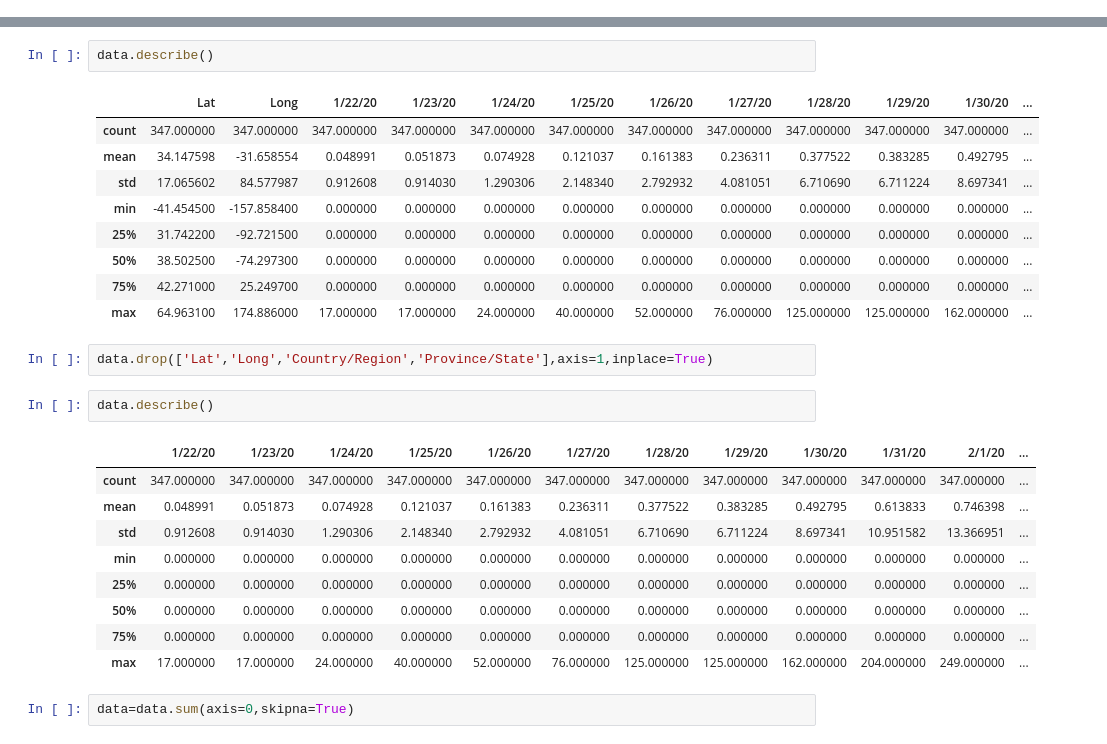
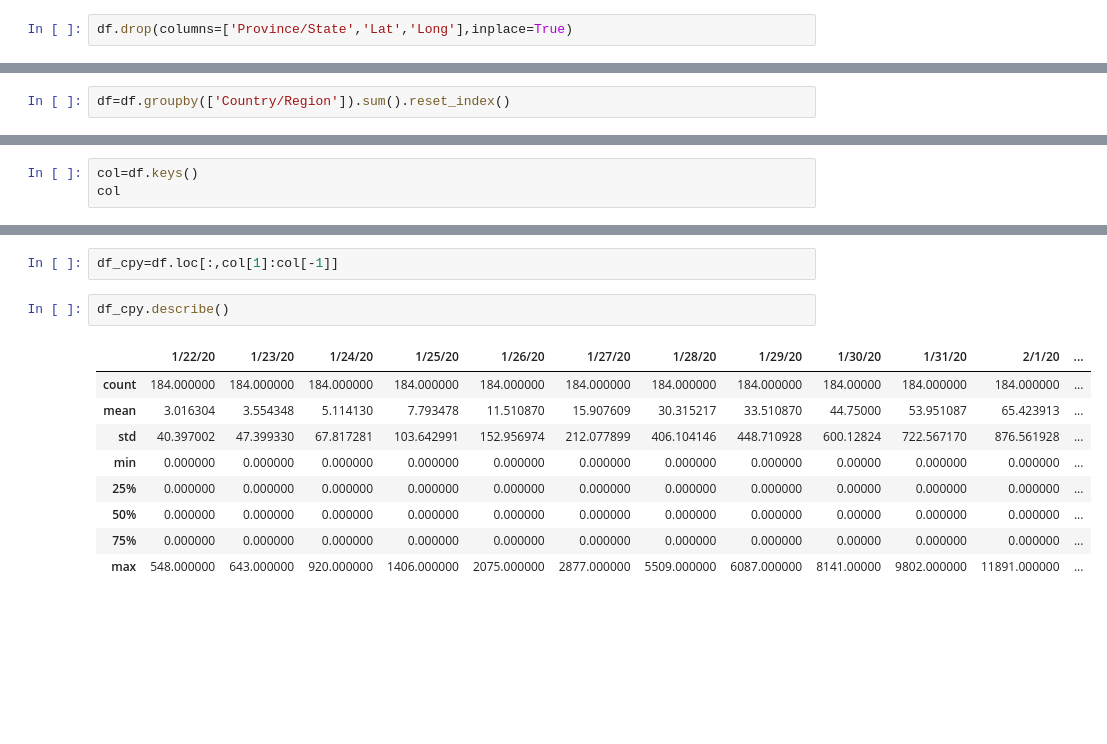
Before and after one commit to himanshu238/COVID-19, a Jupyter notebook: pro_corona.ipynb, the cells around one changed output, grey strips where cells are left out. Cells and saved outputs as stored; diff of their text form; blank space fills up the shorter version.

```diff
--- a/pro_corona.ipynb
+++ b/pro_corona.ipynb
@@ -24,0 +19,2 @@ print(data)
+# %%
+df.drop(columns=['Province/State','Lat','Long'],inplace=True)
@@ -24,0 +34,2 @@ print(data)
+# %%
+df=df.groupby(['Country/Region']).sum().reset_index()
@@ -24,0 +50,3 @@ print(data)
+# %%
+col=df.keys()
+col
@@ -25,28 +68,14 @@ print(data)
+# %%
+df_cpy=df.loc[:,col[1]:col[-1]]
 # %%
-data.describe()
+df_cpy.describe()
 # %% [output]
-|  | Lat | Long | 1/22/20 | 1/23/20 | 1/24/20 | 1/25/20 | 1/26/20 | 1/27/20 | 1/28/20 | 1/29/20 | 1/30/20 | ... |
-| count | 347.000000 | 347.000000 | 347.000000 | 347.000000 | 347.000000 | 347.000000 | 347.000000 | 347.000000 | 347.000000 | 347.000000 | 347.000000 | ... |
-| mean | 34.147598 | -31.658554 | 0.048991 | 0.051873 | 0.074928 | 0.121037 | 0.161383 | 0.236311 | 0.377522 | 0.383285 | 0.492795 | ... |
-| std | 17.065602 | 84.577987 | 0.912608 | 0.914030 | 1.290306 | 2.148340 | 2.792932 | 4.081051 | 6.710690 | 6.711224 | 8.697341 | ... |
-| min | -41.454500 | -157.858400 | 0.000000 | 0.000000 | 0.000000 | 0.000000 | 0.000000 | 0.000000 | 0.000000 | 0.000000 | 0.000000 | ... |
-| 25% | 31.742200 | -92.721500 | 0.000000 | 0.000000 | 0.000000 | 0.000000 | 0.000000 | 0.000000 | 0.000000 | 0.000000 | 0.000000 | ... |
-| 50% | 38.502500 | -74.297300 | 0.000000 | 0.000000 | 0.000000 | 0.000000 | 0.000000 | 0.000000 | 0.000000 | 0.000000 | 0.000000 | ... |
-| 75% | 42.271000 | 25.249700 | 0.000000 | 0.000000 | 0.000000 | 0.000000 | 0.000000 | 0.000000 | 0.000000 | 0.000000 | 0.000000 | ... |
-| max | 64.963100 | 174.886000 | 17.000000 | 17.000000 | 24.000000 | 40.000000 | 52.000000 | 76.000000 | 125.000000 | 125.000000 | 162.000000 | ... |
+|  | 1/22/20 | 1/23/20 | 1/24/20 | 1/25/20 | 1/26/20 | 1/27/20 | 1/28/20 | 1/29/20 | 1/30/20 | 1/31/20 | 2/1/20 | ... |
+| count | 184.000000 | 184.000000 | 184.000000 | 184.000000 | 184.000000 | 184.000000 | 184.000000 | 184.000000 | 184.00000 | 184.000000 | 184.000000 | ... |
+| mean | 3.016304 | 3.554348 | 5.114130 | 7.793478 | 11.510870 | 15.907609 | 30.315217 | 33.510870 | 44.75000 | 53.951087 | 65.423913 | ... |
+| std | 40.397002 | 47.399330 | 67.817281 | 103.642991 | 152.956974 | 212.077899 | 406.104146 | 448.710928 | 600.12824 | 722.567170 | 876.561928 | ... |
+| min | 0.000000 | 0.000000 | 0.000000 | 0.000000 | 0.000000 | 0.000000 | 0.000000 | 0.000000 | 0.00000 | 0.000000 | 0.000000 | ... |
+| 25% | 0.000000 | 0.000000 | 0.000000 | 0.000000 | 0.000000 | 0.000000 | 0.000000 | 0.000000 | 0.00000 | 0.000000 | 0.000000 | ... |
+| 50% | 0.000000 | 0.000000 | 0.000000 | 0.000000 | 0.000000 | 0.000000 | 0.000000 | 0.000000 | 0.00000 | 0.000000 | 0.000000 | ... |
+| 75% | 0.000000 | 0.000000 | 0.000000 | 0.000000 | 0.000000 | 0.000000 | 0.000000 | 0.000000 | 0.00000 | 0.000000 | 0.000000 | ... |
+| max | 548.000000 | 643.000000 | 920.000000 | 1406.000000 | 2075.000000 | 2877.000000 | 5509.000000 | 6087.000000 | 8141.00000 | 9802.000000 | 11891.000000 | ... |
-# %%
-data.drop(['Lat','Long','Country/Region','Province/State'],axis=1,inplace=True)
-# %%
-data.describe()
-# %% [output]
-|  | 1/22/20 | 1/23/20 | 1/24/20 | 1/25/20 | 1/26/20 | 1/27/20 | 1/28/20 | 1/29/20 | 1/30/20 | 1/31/20 | 2/1/20 | ... |
-| count | 347.000000 | 347.000000 | 347.000000 | 347.000000 | 347.000000 | 347.000000 | 347.000000 | 347.000000 | 347.000000 | 347.000000 | 347.000000 | ... |
-| mean | 0.048991 | 0.051873 | 0.074928 | 0.121037 | 0.161383 | 0.236311 | 0.377522 | 0.383285 | 0.492795 | 0.613833 | 0.746398 | ... |
-| std | 0.912608 | 0.914030 | 1.290306 | 2.148340 | 2.792932 | 4.081051 | 6.710690 | 6.711224 | 8.697341 | 10.951582 | 13.366951 | ... |
-| min | 0.000000 | 0.000000 | 0.000000 | 0.000000 | 0.000000 | 0.000000 | 0.000000 | 0.000000 | 0.000000 | 0.000000 | 0.000000 | ... |
-| 25% | 0.000000 | 0.000000 | 0.000000 | 0.000000 | 0.000000 | 0.000000 | 0.000000 | 0.000000 | 0.000000 | 0.000000 | 0.000000 | ... |
-| 50% | 0.000000 | 0.000000 | 0.000000 | 0.000000 | 0.000000 | 0.000000 | 0.000000 | 0.000000 | 0.000000 | 0.000000 | 0.000000 | ... |
-| 75% | 0.000000 | 0.000000 | 0.000000 | 0.000000 | 0.000000 | 0.000000 | 0.000000 | 0.000000 | 0.000000 | 0.000000 | 0.000000 | ... |
-| max | 17.000000 | 17.000000 | 24.000000 | 40.000000 | 52.000000 | 76.000000 | 125.000000 | 125.000000 | 162.000000 | 204.000000 | 249.000000 | ... |
-# %%
-data=data.sum(axis=0,skipna=True)
```
Also changed, not shown: parts of 15 cells of this notebook, 3 other files.
